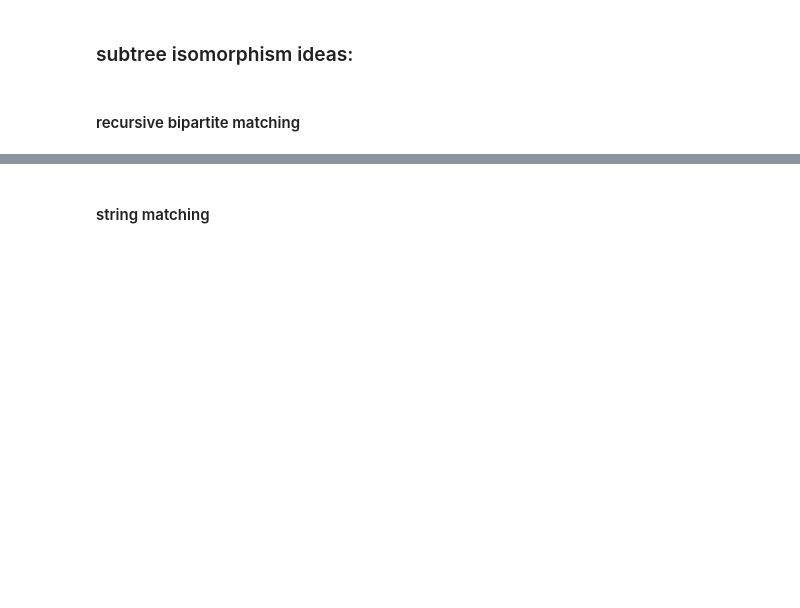
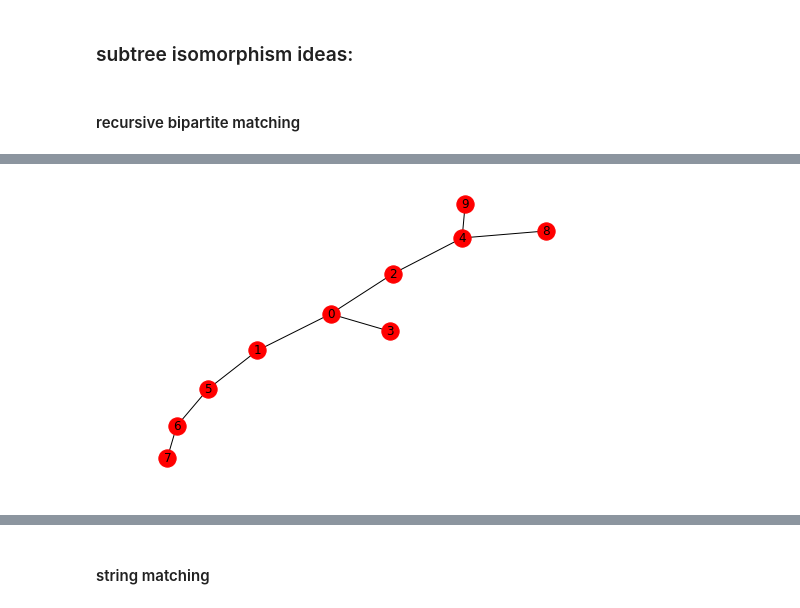
Before and after one commit to ta-rekt/motif-discovery, a Jupyter notebook: scratch/scratch.ipynb, the cells around one changed output, grey strips where cells are left out. Drawn from its saved outputs; the diff is of its cells as text; code cells hidden in the pictures; blank space fills up the shorter version.

```diff
--- a/scratch/scratch.ipynb
+++ b/scratch/scratch.ipynb
@@ -306,0 +428,4 @@ def recursiveBipartiteMatching(T, rootT, S, rootS):
+# %%
+nx.draw(S, with_labels=True)
+# %% [output]
+[figure, added]
```
Also changed, not shown: parts of 14 cells of this notebook, 2 other files.
